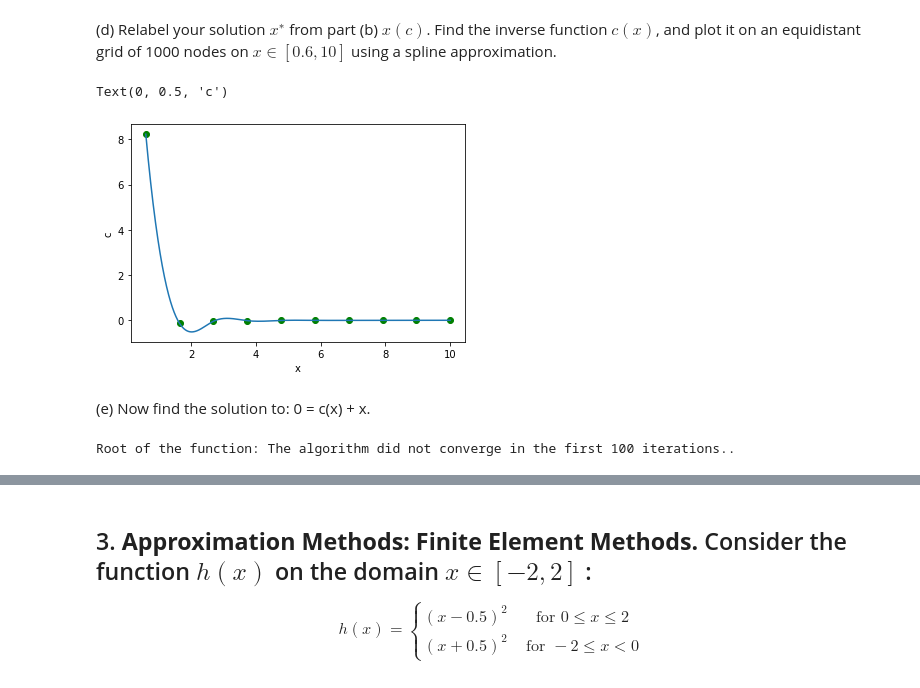
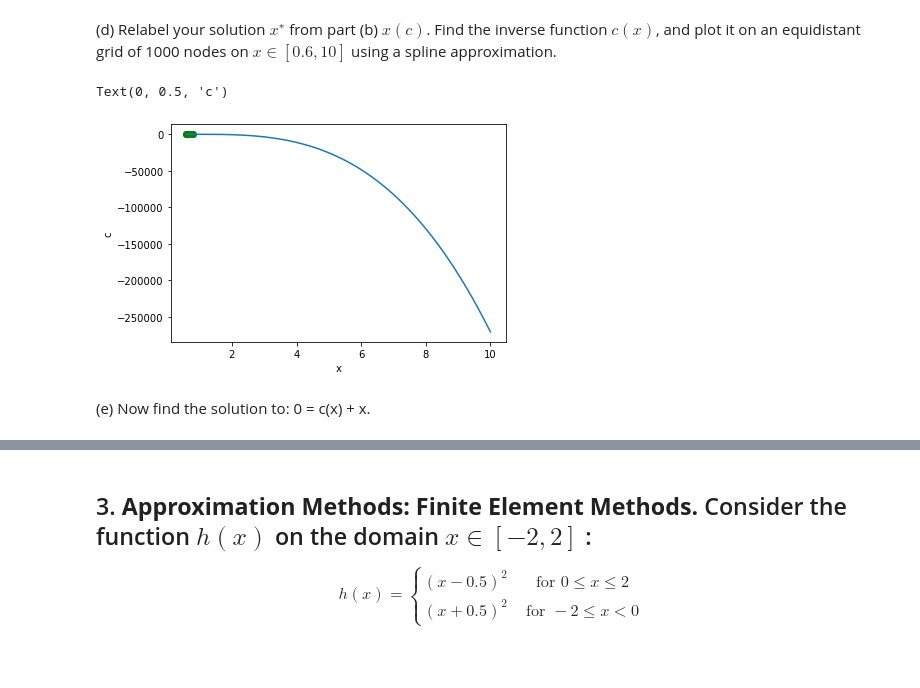
Before and after one commit to rfbressan/eesp_macro3, a Jupyter notebook: problem_set1.ipynb, the cells around one changed output, grey strips where cells are left out. Drawn from its saved outputs; the diff is of its cells as text; code cells hidden in the pictures.

```diff
--- a/problem_set1.ipynb
+++ b/problem_set1.ipynb
@@ -148,24 +154,18 @@ def x(c):
-# %%
-# Inverse function
-def c(x):
-    return x**(-5)-x**(-3)
 # %%
-x_grid=np.linspace(0.6, 10, 10)
+# Invert the interpolation
+spc = interpolate.splrep(sorted(root), list(reversed(c)), s = 0)
 fine_x=np.linspace(0.6, 10, 1000)
-# c(x) values
-c_val=c(x_grid)
 # B-Spline cubic
-sp=interpolate.splrep(x_grid, c_val)
-sp_fine=interpolate.splev(fine_x, sp)
+spc_fine=interpolate.splev(fine_x, spc)
 
 fig, ax = plt.subplots()
-ax.scatter(x_grid, c_val, c='green')
-ax.plot(fine_x, sp_fine)
+ax.scatter(root, c, color='green')
+ax.plot(fine_x, spc_fine)
 ax.set_xlabel('x')
 ax.set_ylabel('c')
 # %% [output]
 Text(0, 0.5, 'c')
-[figure, old version]
+[figure, new version]
 # %% [markdown]
 
 (e) Now find the solution to:
@@ -180,5 +172,0 @@ def dg(x):
-# %%
-root=newton(0.5, g, dg)
-print(f"Root of the function: {root}.")
-# %% [output]
-Root of the function: The algorithm did not converge in the first 100 iterations..
```
Also changed, not shown: parts of 11 cells of this notebook, 1 other file.
